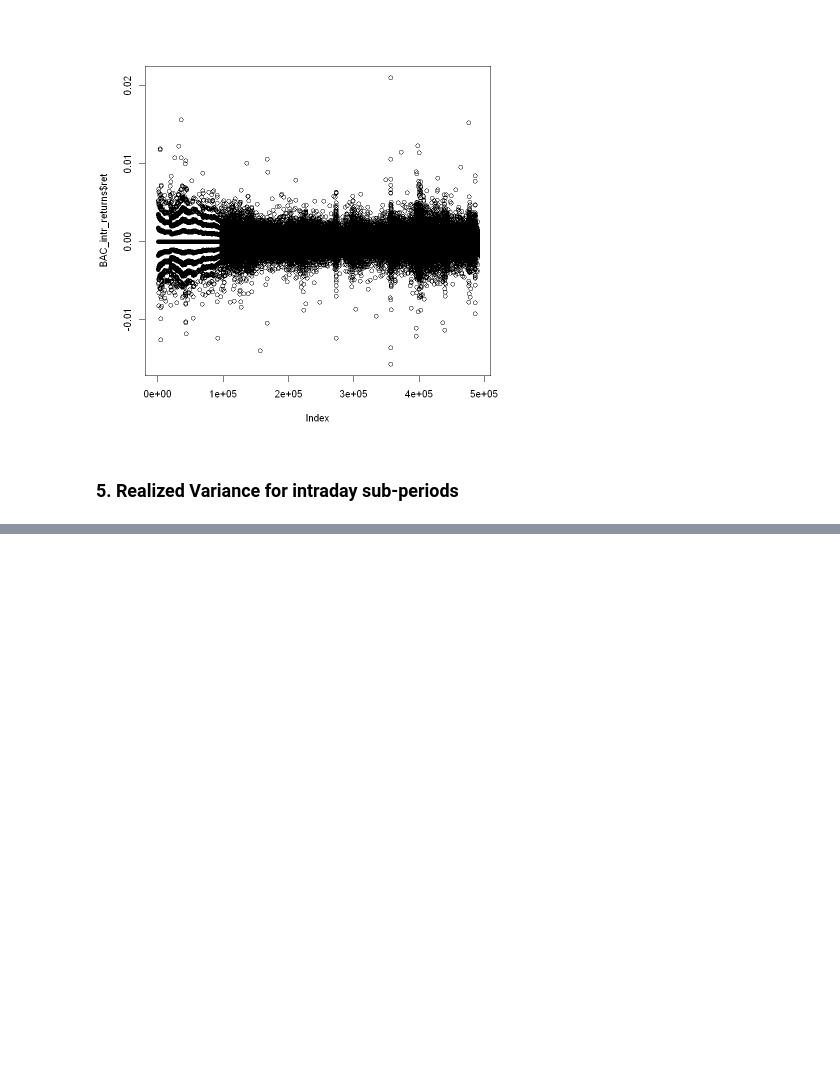
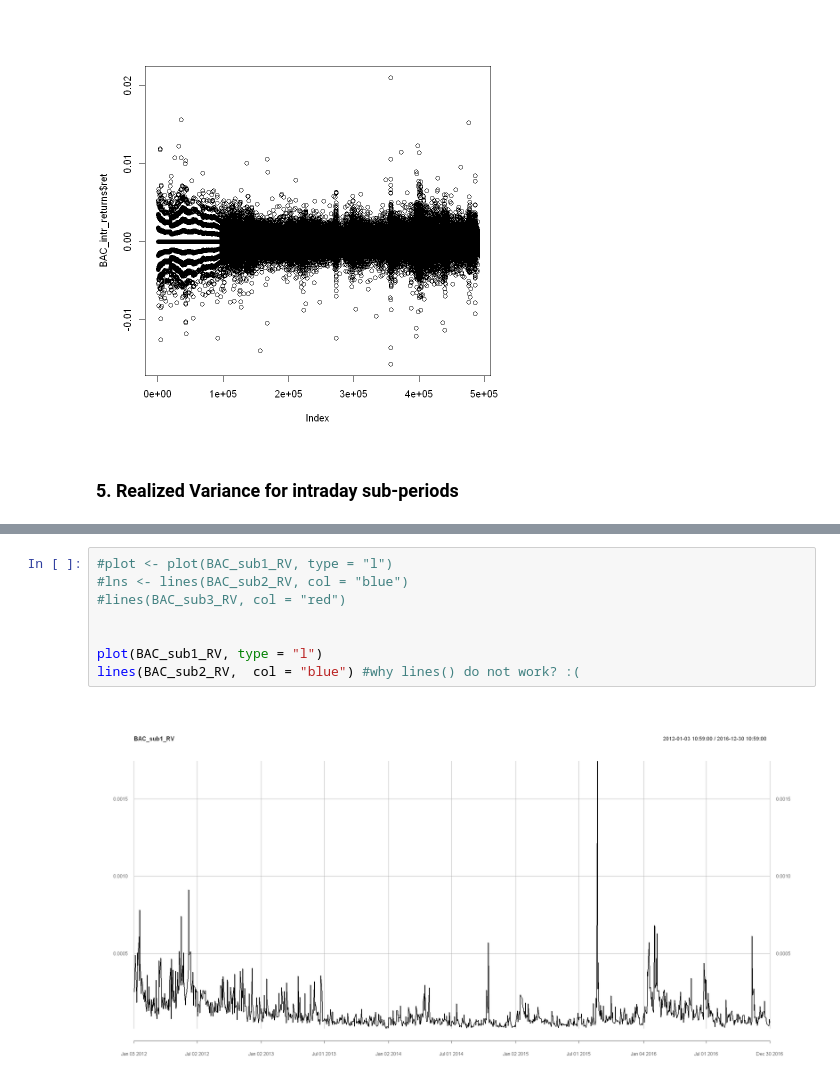
Before and after one commit to JanK0095/Financial-Econometrics-Course-Projects, a Jupyter notebook: HW3/FE1_HW3_Kubal_Mattanelli.ipynb, the cells around one changed output, grey strips where cells are left out. Saved outputs shown, nothing was run; the diff lists cells and outputs as text; blank space fills up the shorter version.

```diff
--- a/HW3/FE1_HW3_Kubal_Mattanelli.ipynb
+++ b/HW3/FE1_HW3_Kubal_Mattanelli.ipynb
@@ -281,0 +362,10 @@ plot(BAC_intr_returns$ret)
+# %%
+#plot <- plot(BAC_sub1_RV, type = "l")
+#lns <- lines(BAC_sub2_RV, col = "blue")
+#lines(BAC_sub3_RV, col = "red")
+
+
+plot(BAC_sub1_RV, type = "l")
+lines(BAC_sub2_RV,  col = "blue") #why lines() do not work? :(
+# %% [output]
+[figure, added]
```
Also changed, not shown: parts of 7 cells of this notebook.
